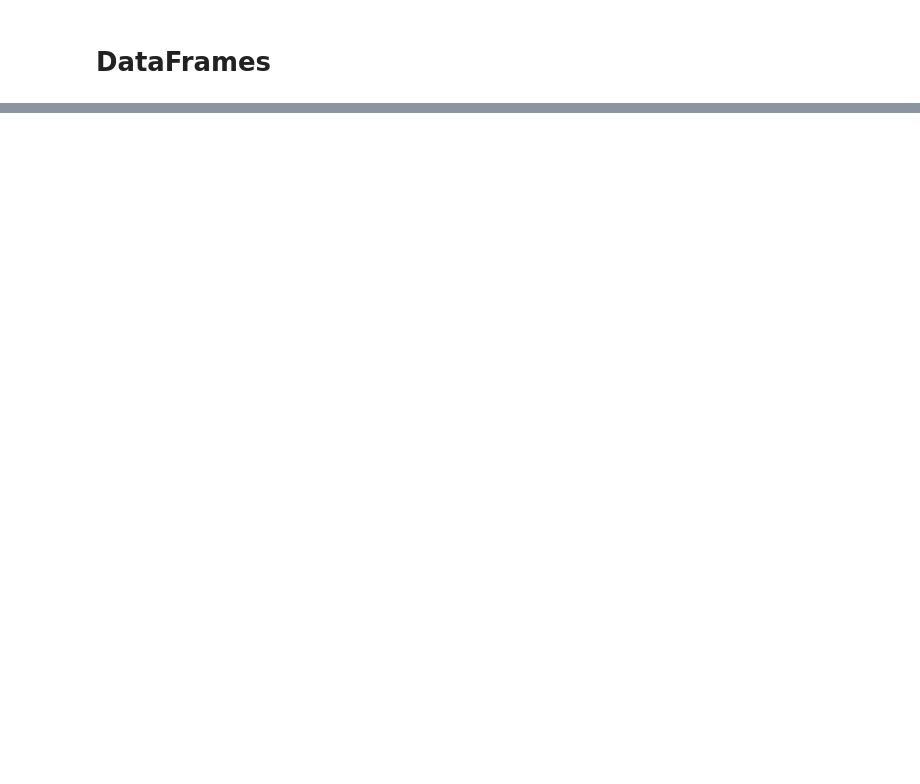
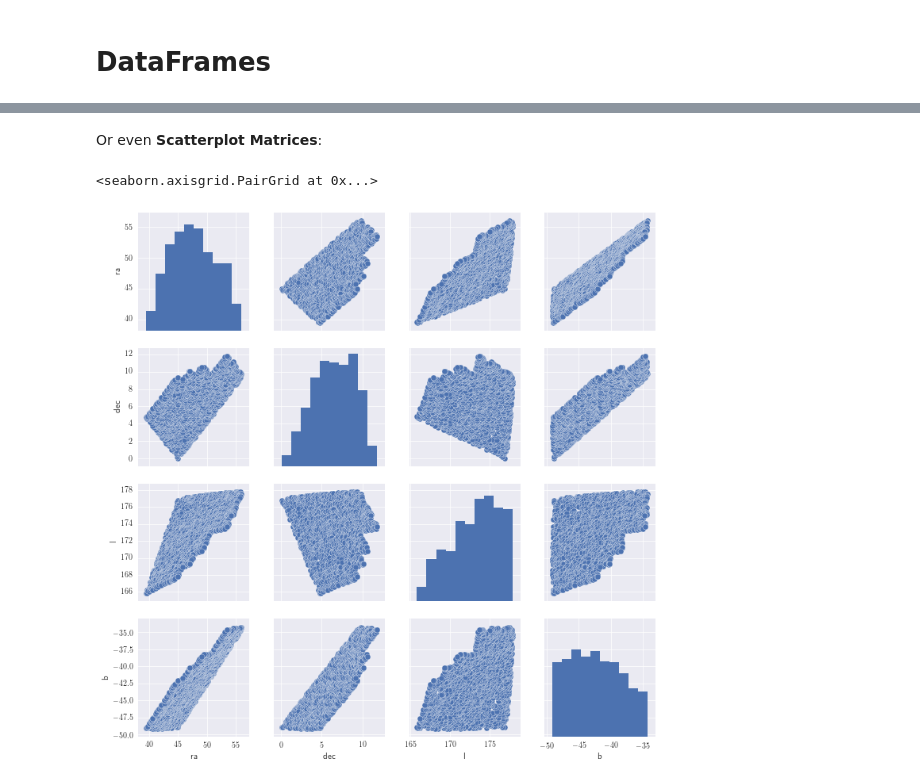
Before and after one commit to VandyAstroML/Vanderbilt_Computational_Bootcamp, a Jupyter notebook: notebooks/Week_08/08_Pandas.ipynb, the cells around one changed output, grey strips where cells are left out. Cells and saved outputs as stored; diff of their text form; code cells hidden in the pictures; blank space fills up the shorter version.

```diff
--- a/notebooks/Week_08/08_Pandas.ipynb
+++ b/notebooks/Week_08/08_Pandas.ipynb
@@ -40,0 +542,7 @@
+# %% [markdown]
+Or even __Scatterplot Matrices__:
+# %%
+sns.pairplot(gaia_df_3)
+# %% [output]
+<seaborn.axisgrid.PairGrid at 0x...>
+[figure, added]
```
Also changed, not shown: parts of 93 cells of this notebook.
